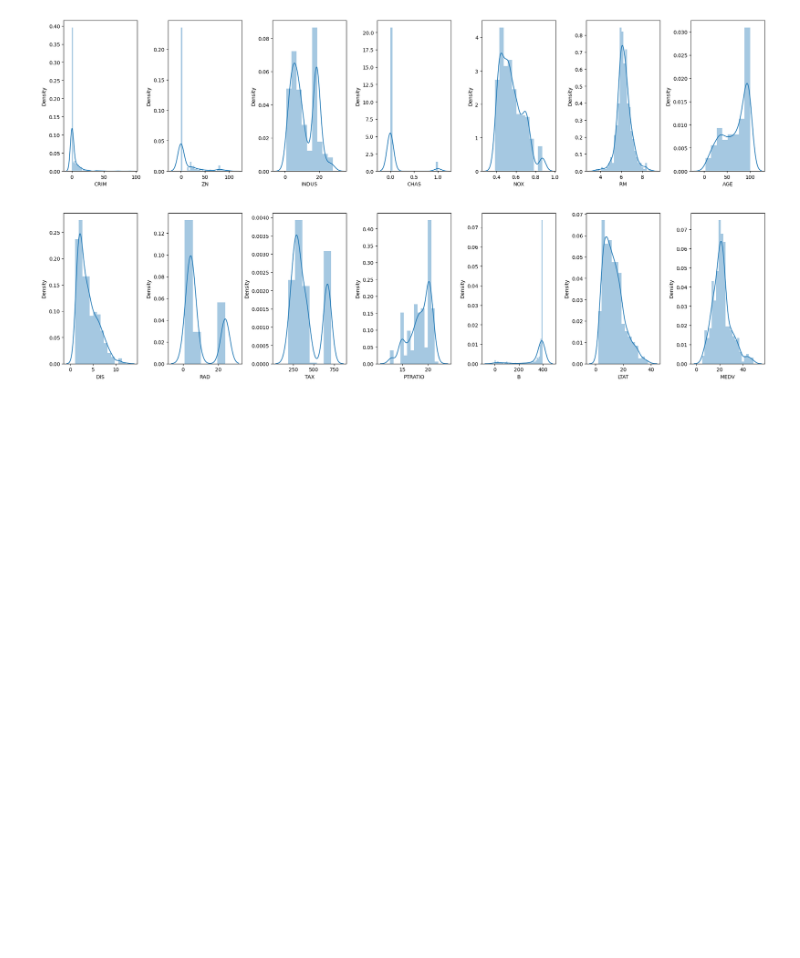
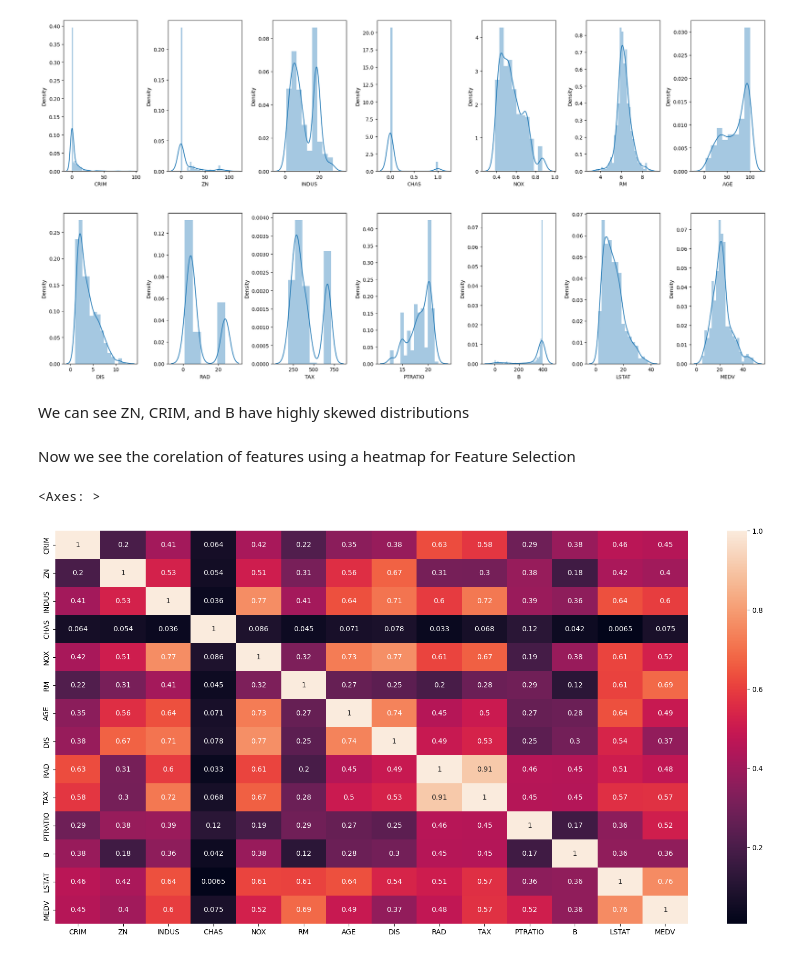
Before and after one commit to Simpl1fy/Boston-House-Price-Prediction, a Jupyter notebook: LinearRegression.ipynb, the cells around one changed output. Saved outputs shown, nothing was run; the diff lists cells and outputs as text; code cells hidden in the pictures; blank space fills up the shorter version.

```diff
--- a/LinearRegression.ipynb
+++ b/LinearRegression.ipynb
@@ -25,7 +25,7 @@ from sklearn.linear_model import LinearRegression
 # %% [markdown]
 ### Importing data
 # %%
-column_names = ['CRIM', 'ZN', 'INDUS', 'CHAS', 'NOX', 'RM', 'AGE', 'DIS', 'RAD', 'TAX', 'PTRATIO', 'B', 'LTAT', 'MEDV']
+column_names = ['CRIM', 'ZN', 'INDUS', 'CHAS', 'NOX', 'RM', 'AGE', 'DIS', 'RAD', 'TAX', 'PTRATIO', 'B', 'LSTAT', 'MEDV']
 data = pd.read_csv('housing.csv', header=None, names=column_names, delimiter=r"\s+")
 data.head()
 # %% [output]
@@ -128,3 +128,13 @@ https://gist.github.com/mwaskom/de44147ed2974457ad6372750bbe5751
 
   sns.distplot(v, ax=axs[index])
 [figure]
+# %% [markdown]
+We can see ZN, CRIM, and B have highly skewed distributions
+# %% [markdown]
+Now we see the corelation of features using a heatmap for Feature Selection
+# %%
+plt.figure(figsize=(20,10))
+sns.heatmap(data.corr().abs(), annot=True)
+# %% [output]
+<Axes: >
+[figure, added]
```
Also changed, not shown: parts of 6 cells of this notebook.
